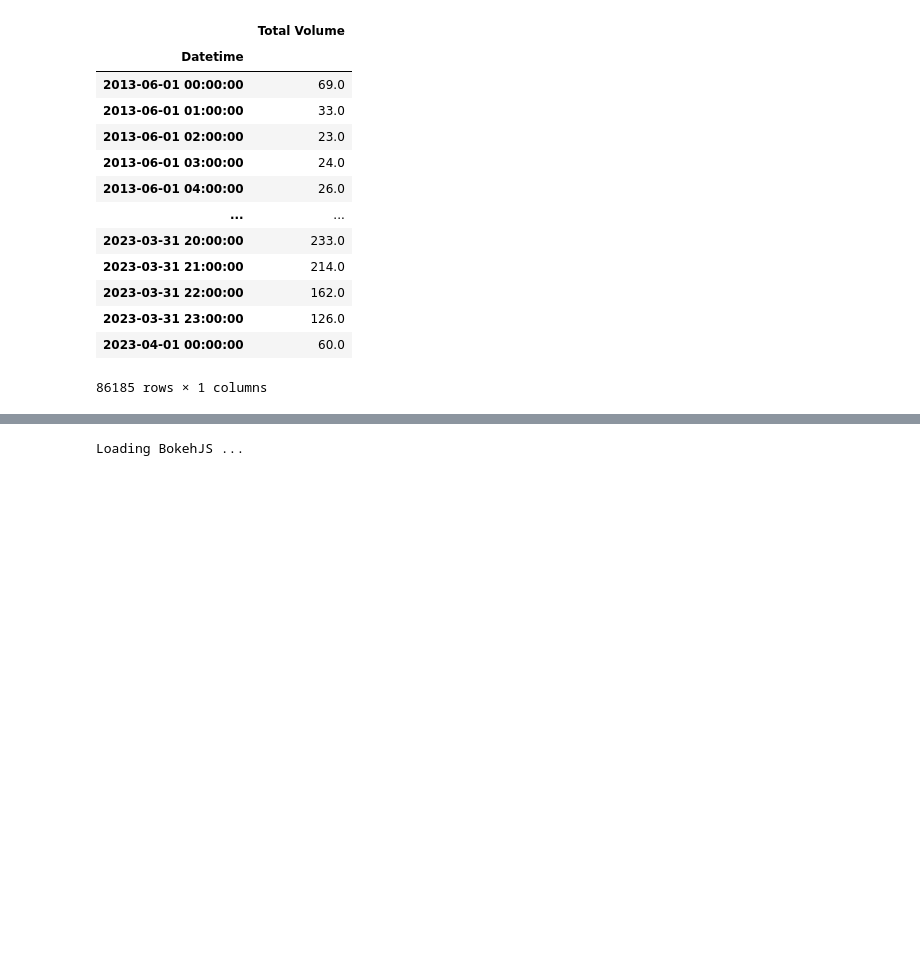
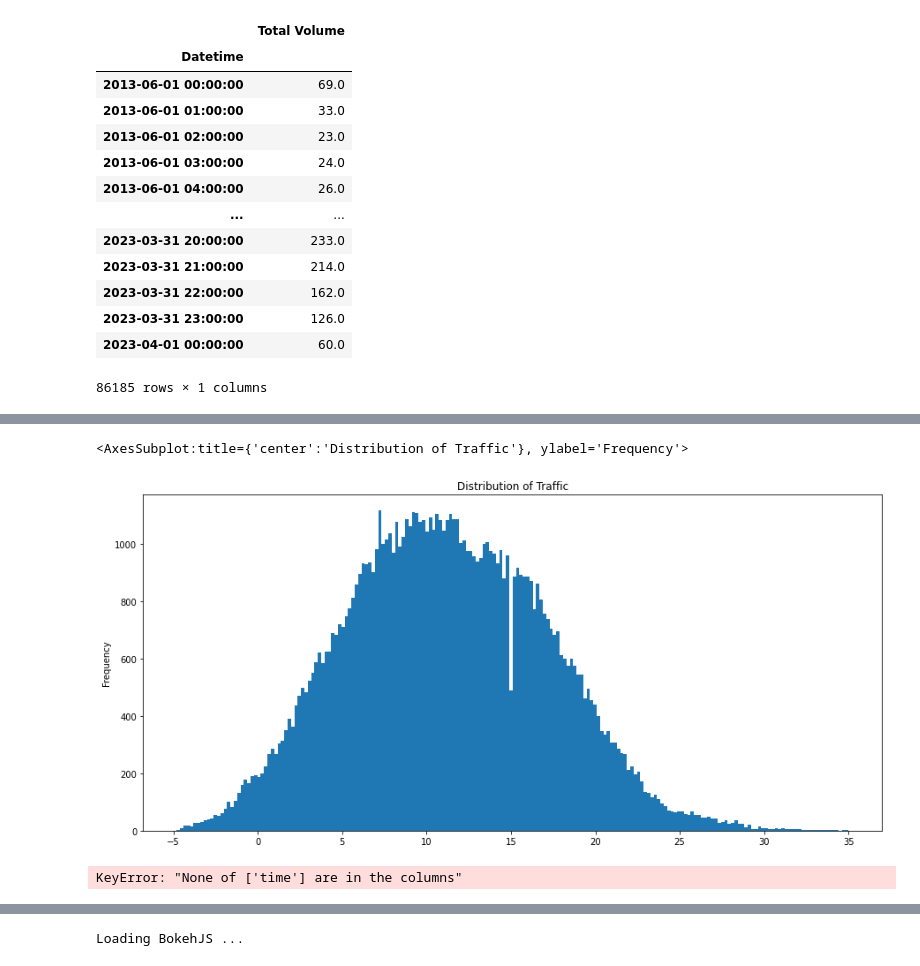
Before and after one commit to poolkit/Traffic-Flow-Forecasting, a Jupyter notebook: Preprocessing.ipynb, the cells around one changed output, grey strips where cells are left out. Drawn from its saved outputs; the diff is of its cells as text; code cells hidden in the pictures; blank space fills up the shorter version.

```diff
--- a/Preprocessing.ipynb
+++ b/Preprocessing.ipynb
@@ -103,0 +141,5 @@ sample = agg_traffic[:1000]
+# %%
+weather['temperature_2m'].plot.hist(figsize=(15,7), bins=200, title="Distribution of Traffic")
+# %% [output]
+<AxesSubplot:title={'center':'Distribution of Traffic'}, ylabel='Frequency'>
+[figure, added]
@@ -103,0 +149,6 @@ sample = agg_traffic[:1000]
+# %%
+df = pd.merge(agg_traffic, agg_weather, left_index=True, right_index=True)
+df = df.reset_index().set_index('time')
+print(agg_traffic.shape, agg_weather.shape, df.shape)
+# %% [output]
+KeyError: "None of ['time'] are in the columns"
```
Also changed, not shown: parts of 11 cells of this notebook.
